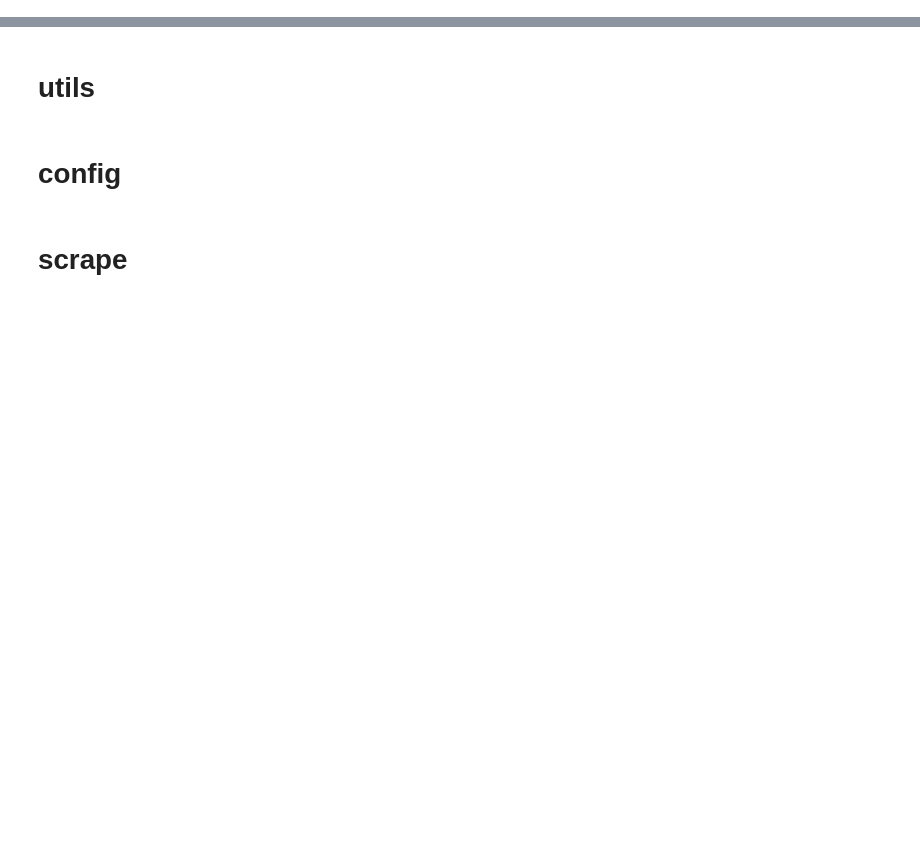
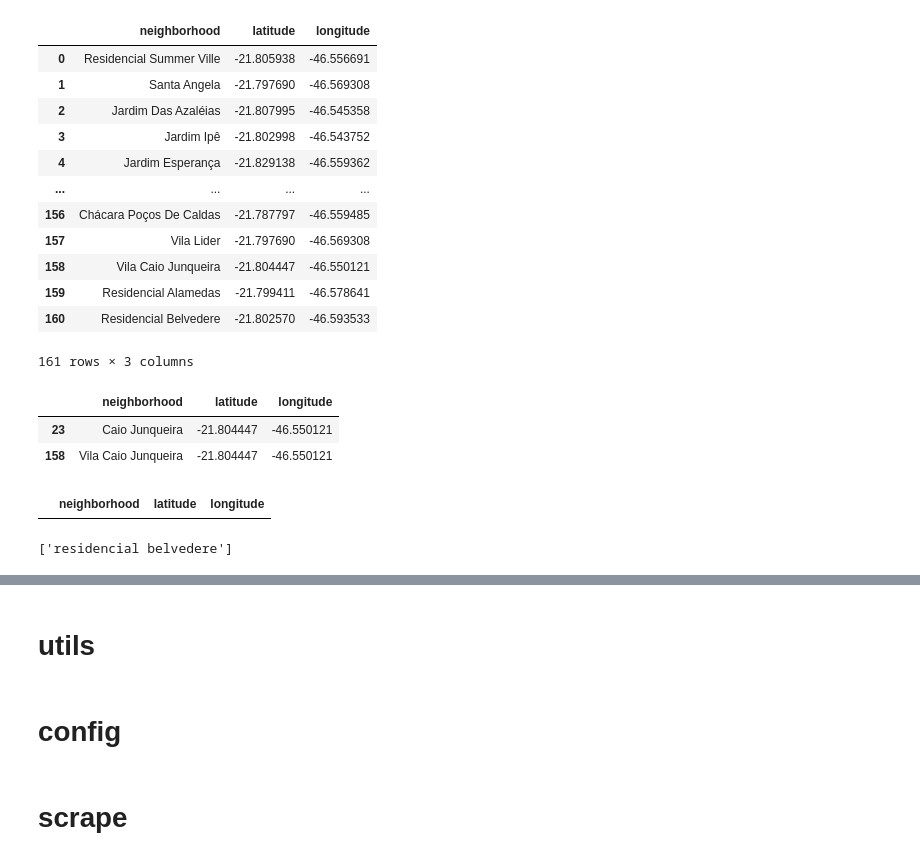
Before and after one commit to emdemor/pc_zap_scrapper, a Jupyter notebook: notebooks/v2.0.ipynb, the cells around one changed output, grey strips where cells are left out. Drawn from its saved outputs; the diff is of its cells as text; code cells hidden in the pictures; blank space fills up the shorter version.

Commit message:
chore: add latlong

```diff
--- a/notebooks/v2.0.ipynb
+++ b/notebooks/v2.0.ipynb
@@ -30,0 +80,20 @@ estates
+# %%
+import pandas as pd
+
+latlong = pd.read_parquet("/app/pc_zap_scrapper/datasets/external/neighbor_latlong.parquet")
+
+latlong
+# %% [output]
+|  | neighborhood | latitude | longitude |
+| 0 | Residencial Summer Ville | -21.805938 | -46.556691 |
+| 1 | Santa Angela | -21.797690 | -46.569308 |
+| 2 | Jardim Das Azaléias | -21.807995 | -46.545358 |
+| 3 | Jardim Ipê | -21.802998 | -46.543752 |
+| 4 | Jardim Esperança | -21.829138 | -46.559362 |
+| ... | ... | ... | ... |
+| 156 | Chácara Poços De Caldas | -21.787797 | -46.559485 |
+| 157 | Vila Lider | -21.797690 | -46.569308 |
+| 158 | Vila Caio Junqueira | -21.804447 | -46.550121 |
+| 159 | Residencial Alamedas | -21.799411 | -46.578641 |
+| 160 | Residencial Belvedere | -21.802570 | -46.593533 |
+161 rows × 3 columns
@@ -30,0 +130,10 @@ estates
+# %%
+latlong[latlong["neighborhood"].fillna("").str.lower().str.contains("caio")]
+# %% [output]
+|  | neighborhood | latitude | longitude |
+| 23 | Caio Junqueira | -21.804447 | -46.550121 |
+| 158 | Vila Caio Junqueira | -21.804447 | -46.550121 |
+# %%
+latlong[latlong["neighborhood"].fillna("").str.lower().str.contains("alam")]
+# %% [output]
+|  | neighborhood | latitude | longitude |
@@ -30,0 +146,4 @@ estates
+# %%
+[b for b in scrapped_neighbor if b not in latlong_neighbor]
+# %% [output]
+['residencial belvedere']
```
Also changed, not shown: parts of 21 cells of this notebook, 6 other files.
